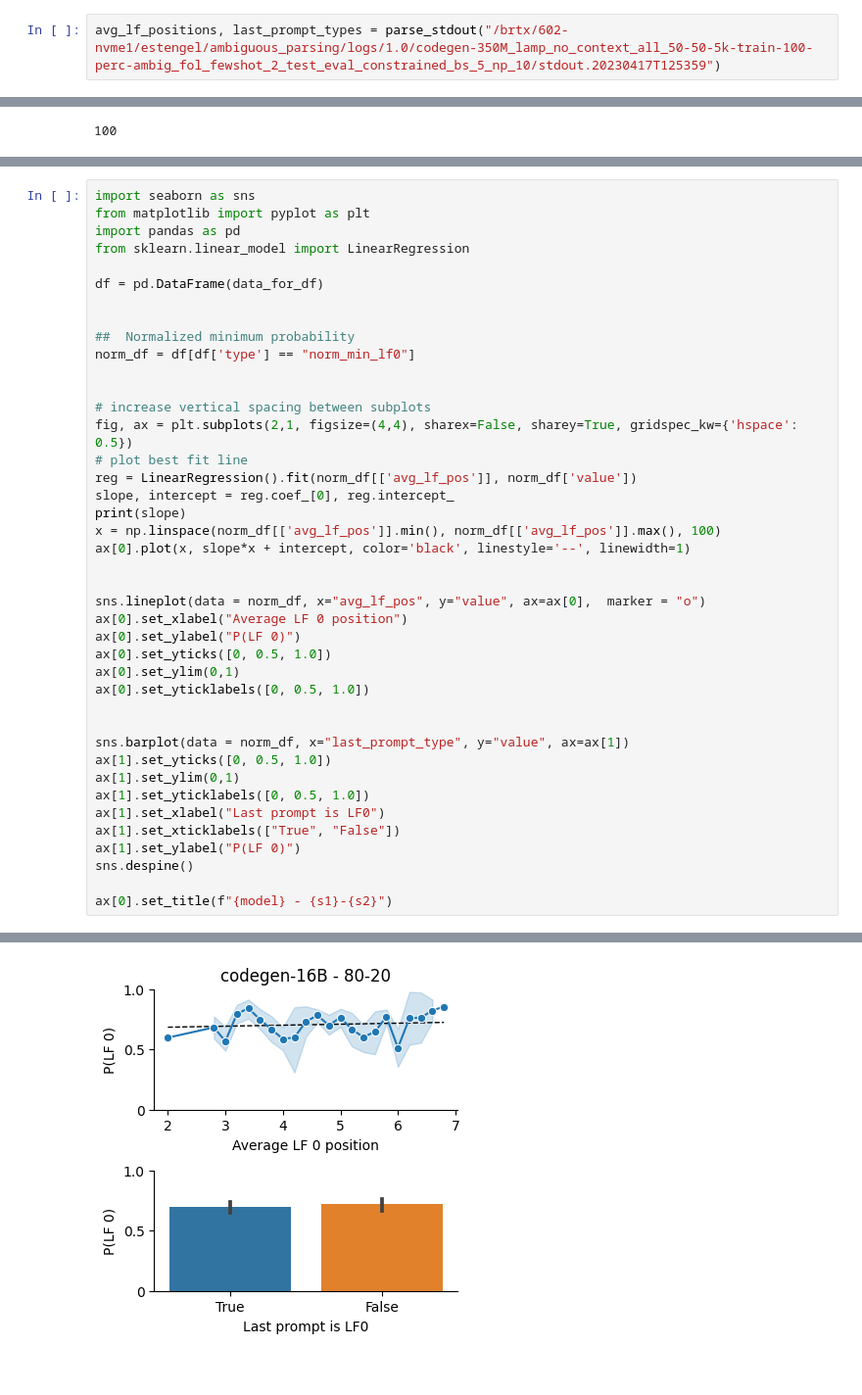
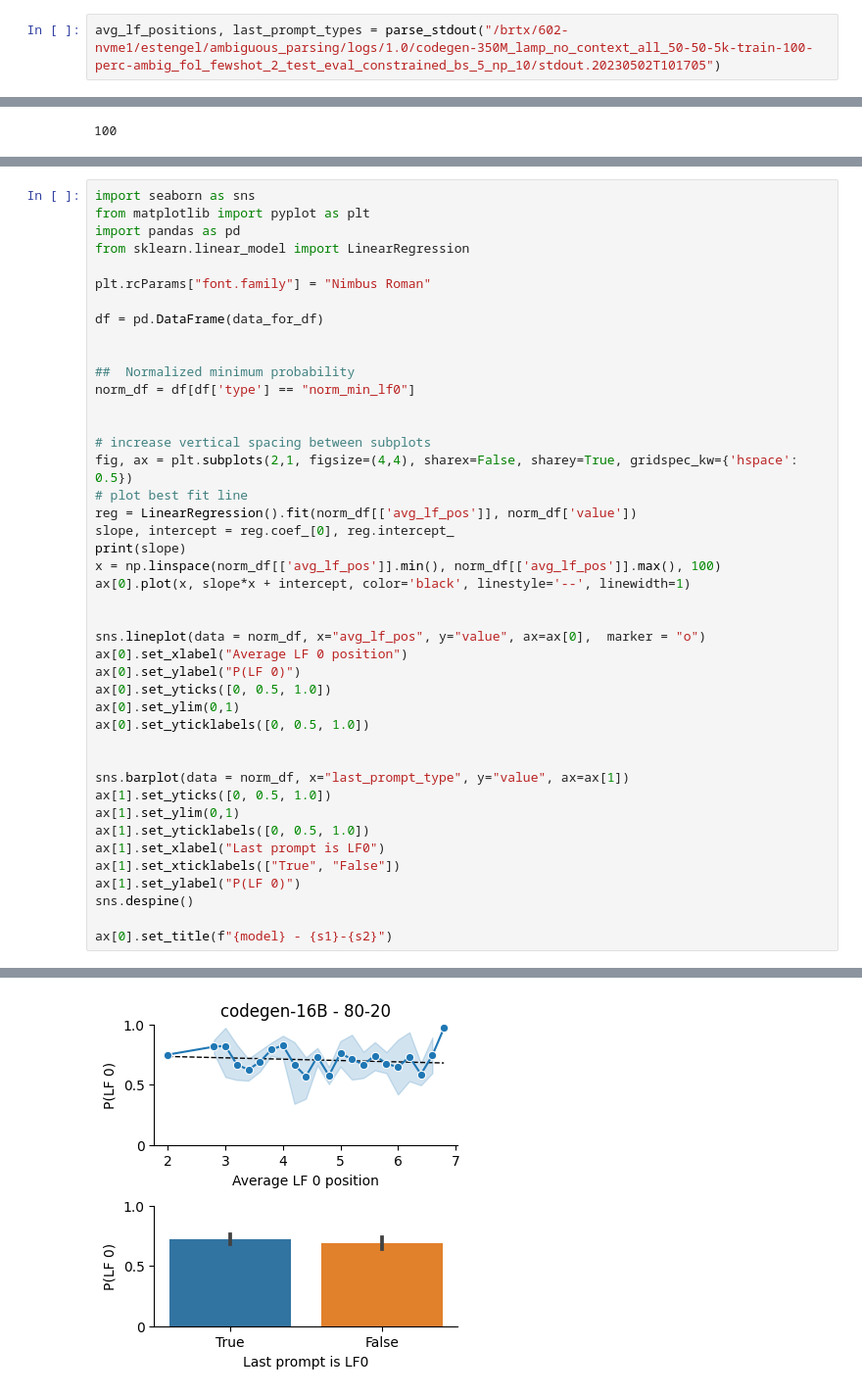
Before and after one commit to esteng/ambiguous_parsing, a Jupyter notebook: src/ambiguous_parsing/analysis/prompt_position.ipynb, the cells around one changed output, grey strips where cells are left out. Shown: that part at 98% size. Cells and saved outputs as stored; diff of their text form.

```diff
--- a/src/ambiguous_parsing/analysis/prompt_position.ipynb
+++ b/src/ambiguous_parsing/analysis/prompt_position.ipynb
@@ -52,7 +52,7 @@ def parse_stdout(path):
         last_prompt_types[src_str] = last_prompt_type
     return avg_lf_positions, last_prompt_types
 # %%
-avg_lf_positions, last_prompt_types = parse_stdout("/brtx/602-nvme1/estengel/ambiguous_parsing/logs/1.0/codegen-350M_lamp_no_context_all_50-50-5k-train-100-perc-ambig_fol_fewshot_2_test_eval_constrained_bs_5_np_10/stdout.20230417T125359")
+avg_lf_positions, last_prompt_types = parse_stdout("/brtx/602-nvme1/estengel/ambiguous_parsing/logs/1.0/codegen-350M_lamp_no_context_all_50-50-5k-train-100-perc-ambig_fol_fewshot_2_test_eval_constrained_bs_5_np_10/stdout.20230502T101705")
 # %%
 print(len(avg_lf_positions))
 # %% [output]
@@ -108,6 +165,8 @@ import seaborn as sns
 from matplotlib import pyplot as plt
 import pandas as pd
 from sklearn.linear_model import LinearRegression
+
+plt.rcParams["font.family"] = "Nimbus Roman"
 
 df = pd.DataFrame(data_for_df)
 
@@ -149,2 +208,2 @@ ax[0].set_title(f"{model} - {s1}-{s2}")
 Text(0.5, 1.0, 'codegen-16B - 80-20')
-[figure, old version]
+[figure, new version]
```
Also changed, not shown: parts of 2 cells of this notebook, 9 other files.
